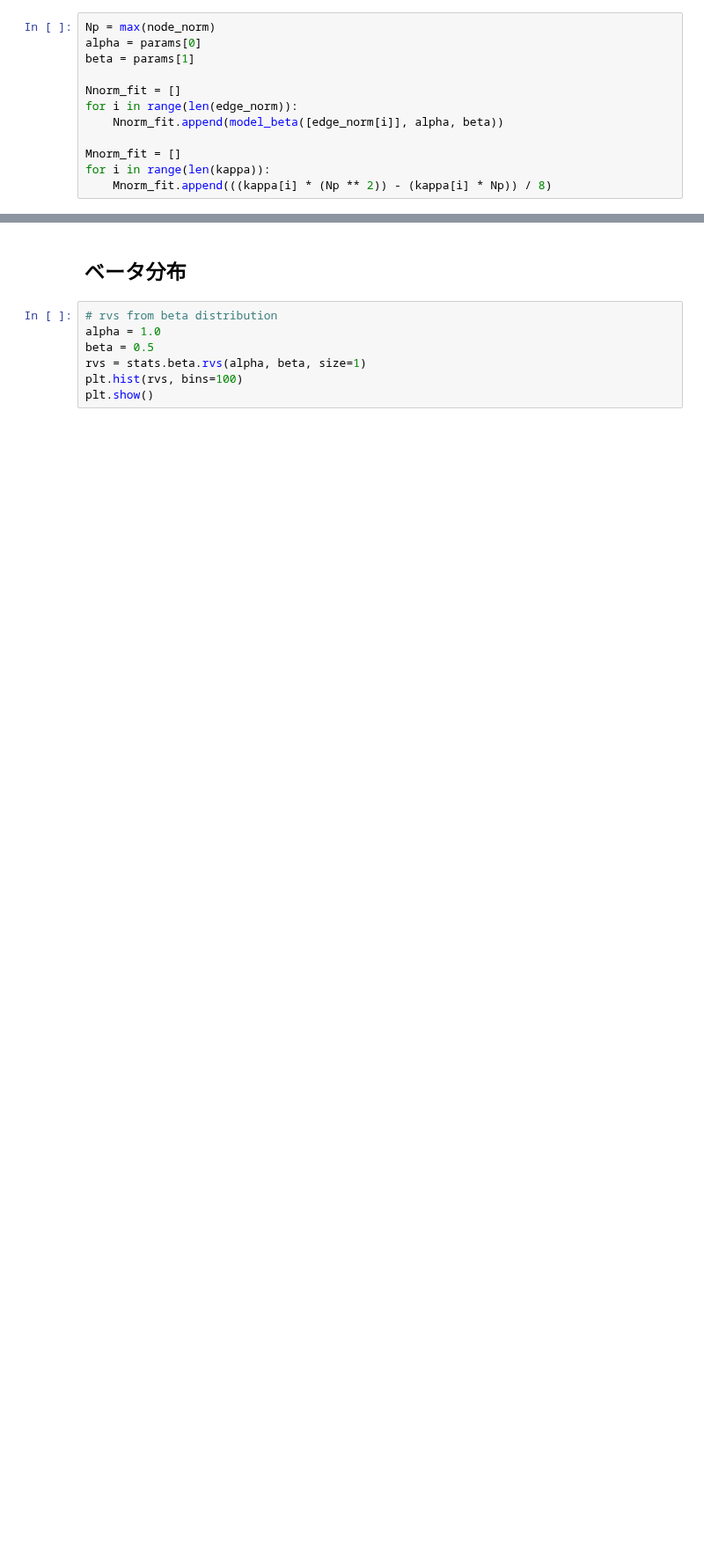
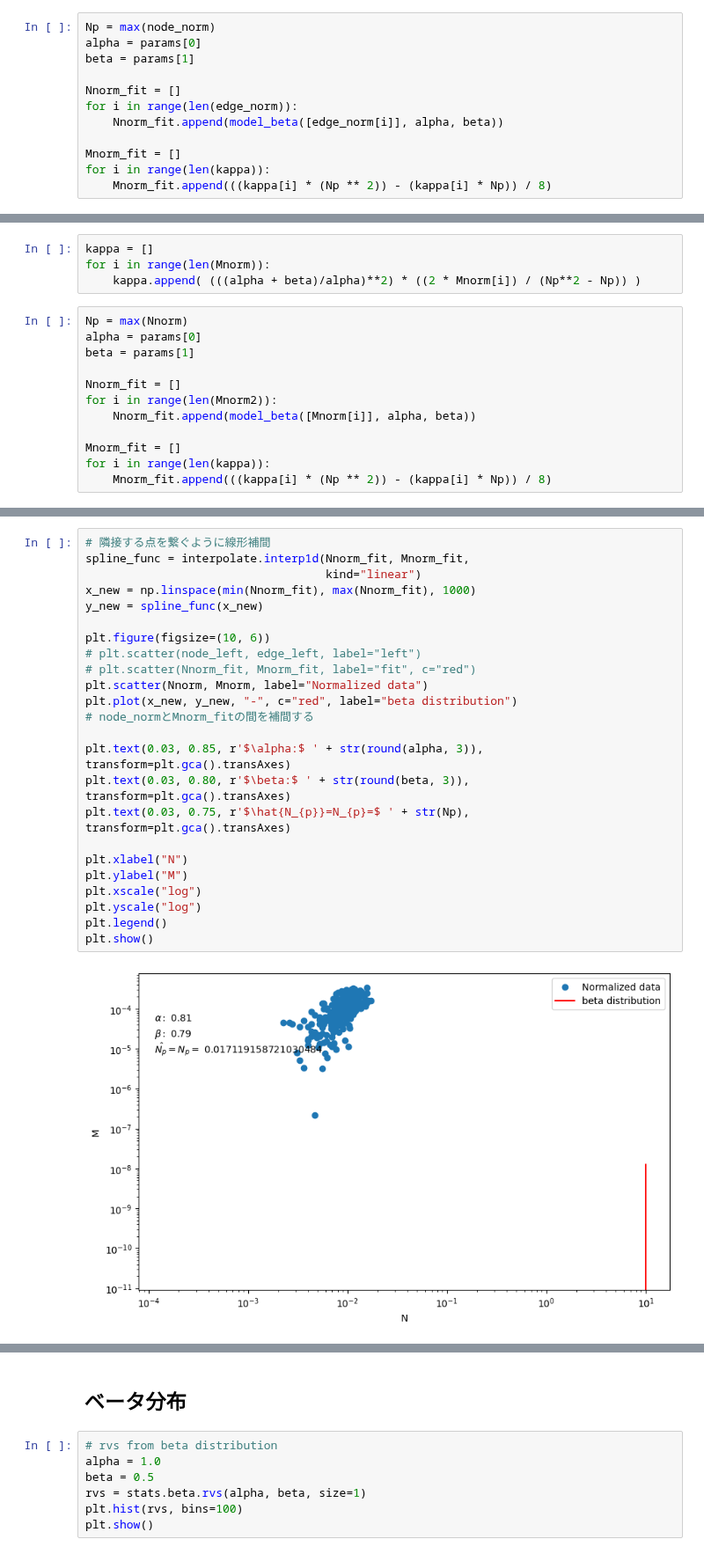
Before and after one commit to yiadka/mobility_scaling, a Jupyter notebook: notebooks/nmscaling_nor.ipynb, the cells around one changed output, grey strips where cells are left out. Shown at 88% size. Saved outputs shown, nothing was run; the diff lists cells and outputs as text; blank space fills up the shorter version.

```diff
--- a/notebooks/nmscaling_nor.ipynb
+++ b/notebooks/nmscaling_nor.ipynb
@@ -190,0 +375,16 @@ min(edge_norm )
+# %%
+kappa = []
+for i in range(len(Mnorm)):
+    kappa.append( (((alpha + beta)/alpha)**2) * ((2 * Mnorm[i]) / (Np**2 - Np)) )
+# %%
+Np = max(Nnorm)
+alpha = params[0]
+beta = params[1]
+
+Nnorm_fit = []
+for i in range(len(Mnorm2)):
+    Nnorm_fit.append(model_beta([Mnorm[i]], alpha, beta))
+
+Mnorm_fit = []
+for i in range(len(kappa)):
+    Mnorm_fit.append(((kappa[i] * (Np ** 2)) - (kappa[i] * Np)) / 8)
@@ -190,0 +397,26 @@ min(edge_norm )
+# %%
+# 隣接する点を繋ぐように線形補間
+spline_func = interpolate.interp1d(Nnorm_fit, Mnorm_fit,
+                                   kind="linear")
+x_new = np.linspace(min(Nnorm_fit), max(Nnorm_fit), 1000)
+y_new = spline_func(x_new)
+
+plt.figure(figsize=(10, 6))
+# plt.scatter(node_left, edge_left, label="left")
+# plt.scatter(Nnorm_fit, Mnorm_fit, label="fit", c="red")
+plt.scatter(Nnorm, Mnorm, label="Normalized data")
+plt.plot(x_new, y_new, "-", c="red", label="beta distribution")
+# node_normとMnorm_fitの間を補間する
+
+plt.text(0.03, 0.85, r'$\alpha:$ ' + str(round(alpha, 3)), transform=plt.gca().transAxes)
+plt.text(0.03, 0.80, r'$\beta:$ ' + str(round(beta, 3)), transform=plt.gca().transAxes)
+plt.text(0.03, 0.75, r'$\hat{N_{p}}=N_{p}=$ ' + str(Np), transform=plt.gca().transAxes)
+
+plt.xlabel("N")
+plt.ylabel("M")
+plt.xscale("log")
+plt.yscale("log")
+plt.legend()
+plt.show()
+# %% [output]
+[figure, added]
```
Also changed, not shown: parts of 41 cells of this notebook, 1 other file.
